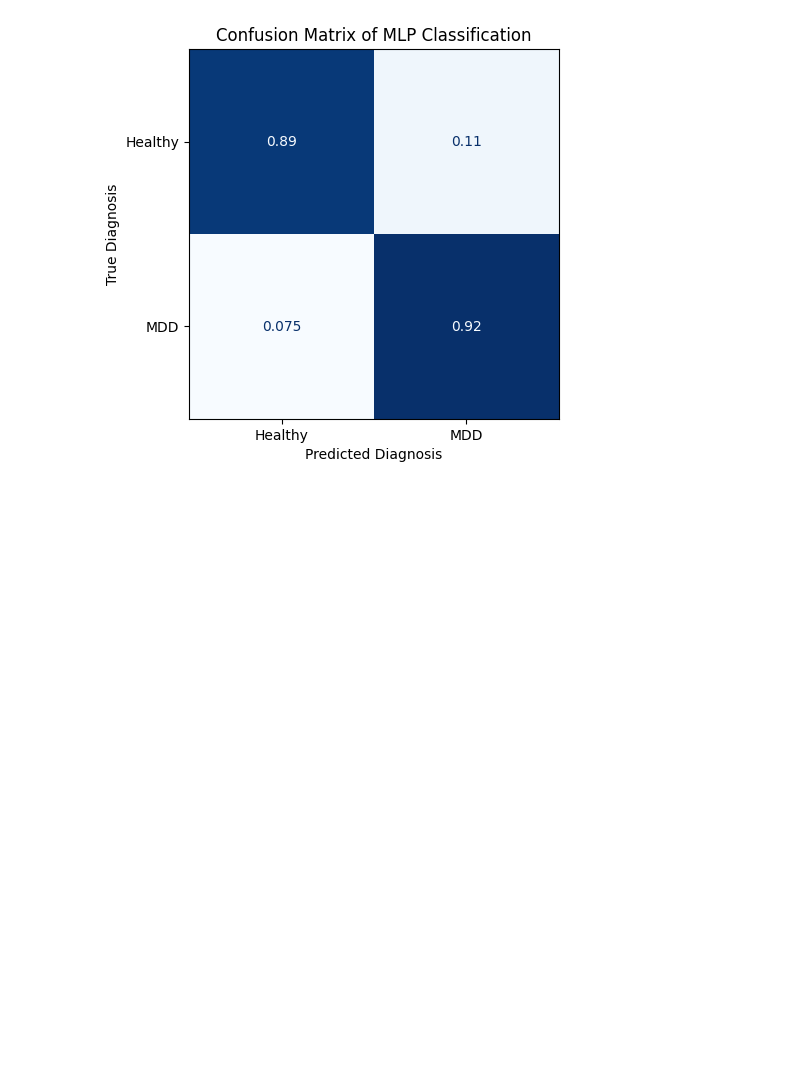
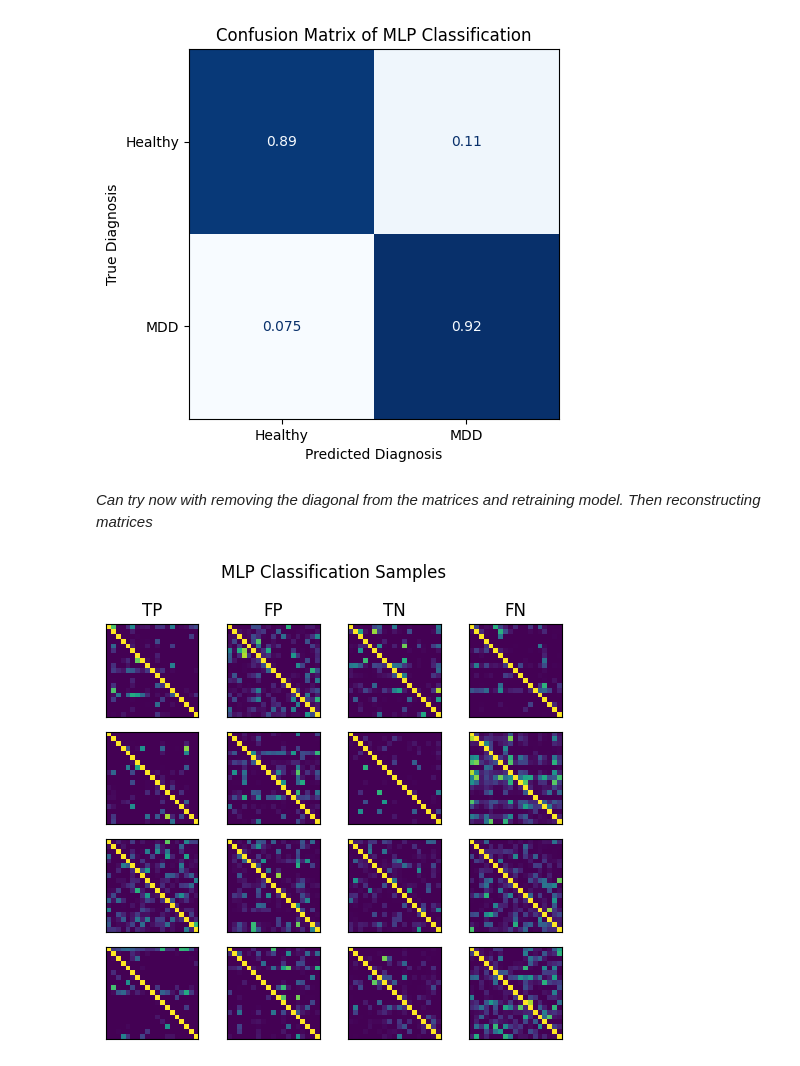
Before and after one commit to siddhantamberkar/Physics188-FinalProject, a Jupyter notebook: MLP/trainMLP.ipynb, the cells around one changed output. Drawn from its saved outputs; the diff is of its cells as text; code cells hidden in the pictures; blank space fills up the shorter version.

Commit message:
MLP classification reports

```diff
--- a/MLP/trainMLP.ipynb
+++ b/MLP/trainMLP.ipynb
@@ -56,3 +56,56 @@ plt.show()
    macro avg       0.91      0.91      0.91      7105
 weighted avg       0.91      0.91      0.91      7105
 [figure]
+# %% [markdown]
+_Can try now with removing the diagonal from the matrices and retraining model. Then reconstructing matrices_
+# %%
+# misclassification analysis
+TP = np.where((y_test == test_pred) & (test_pred ==1))[0]
+TN = np.where((y_test == test_pred) & (test_pred == 0))[0]
+FP = np.where((y_test != test_pred) & (test_pred == 1))[0]
+FN = np.where((y_test != test_pred) & (test_pred == 0))[0]
+
+TP_GC = X_test[np.random.choice(TP, 4)].reshape(4,19,19)
+TN_GC = X_test[np.random.choice(TN, 4)].reshape(4,19,19)
+FP_GC = X_test[np.random.choice(FP, 4)].reshape(4,19,19)
+FN_GC = X_test[np.random.choice(FN, 4)].reshape(4,19,19)
+
+fig, axs = plt.subplots(4, 4, figsize=(5,5))
+
+for i, tp in enumerate(TP_GC):
+    ax = axs[i][0]
+    if i == 0:
+        ax.set_title('TP')
+    ax.imshow(tp)
+    ax.set_xticks(())
+    ax.set_yticks(())
+
+for i, fp in enumerate(FP_GC):
+    ax = axs[i][1]
+    if i == 0:
+        ax.set_title('FP')
+    ax.imshow(fp)
+    ax.set_xticks(())
+    ax.set_yticks(())
+
+for i, tn in enumerate(TN_GC):
+    ax = axs[i][2]
+    if i == 0:
+        ax.set_title('TN')
+    ax.imshow(tn)
+    ax.set_xticks(())
+    ax.set_yticks(())
+
+for i, fn in enumerate(FN_GC):
+    ax = axs[i][3]
+    if i == 0:
+        ax.set_title('FN')
+    ax.imshow(fn)
+    ax.set_xticks(())
+    ax.set_yticks(())
+
+plt.suptitle('MLP Classification Samples')
+plt.tight_layout()
+plt.show()
+# %% [output]
+[figure, added]
```
